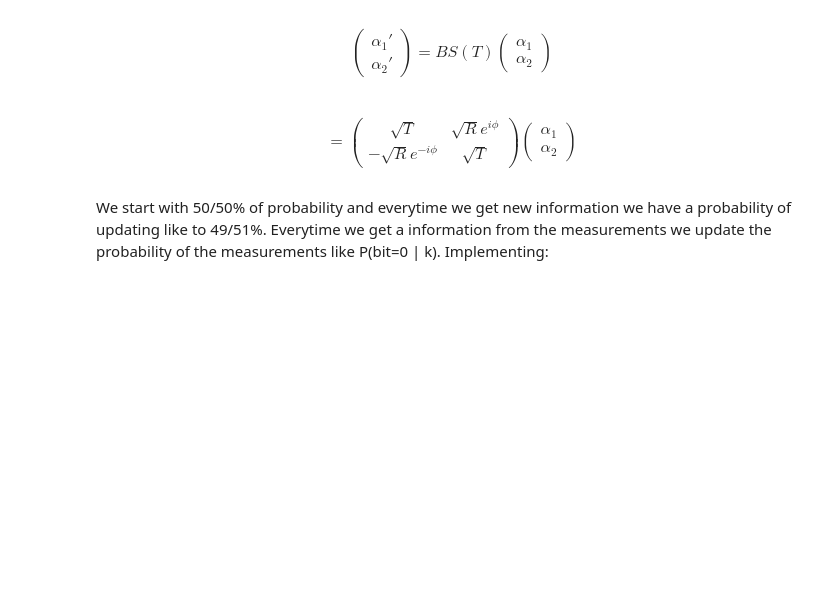
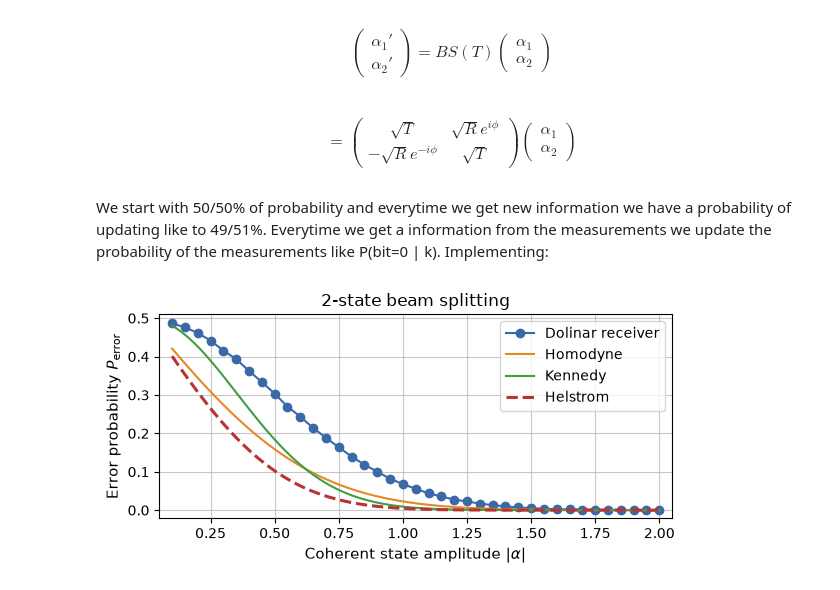
Before and after one commit to marianabagulho/final_project_Mariana_Ines_Andrew, a Jupyter notebook: Dolinar_Mariana.ipynb, the cells around one changed output. Saved outputs shown, nothing was run; the diff lists cells and outputs as text; code cells hidden in the pictures; blank space fills up the shorter version.

```diff
--- a/Dolinar_Mariana.ipynb
+++ b/Dolinar_Mariana.ipynb
@@ -98,31 +98,33 @@ def homodyne_receiver(alpha):
 alphas = np.linspace(0.1, 2.0, 39)
 n_trials = 100_000
 sim_ber = []
 
 for a in alphas:
     errors = 0
     for _ in range(n_trials):
         tx, rx = simulate_single_trial(alpha_in=a, T_split=0.5)
         if tx != rx:
             errors += 1
     sim_ber.append(errors / n_trials)
 
 alpha_dense = np.linspace(0.1, 2.0, 300)
 
 
 #plots
-plt.figure(figsize=(9, 6))
+plt.figure(figsize=(6, 3))
 plt.plot(alphas, sim_ber, 'o-', color='#3b69a8', label='Dolinar receiver', markersize=6)
 plt.plot(alpha_dense, homodyne_receiver(alpha_dense), '-', color="#e78726", label='Homodyne ')
 plt.plot(alpha_dense, kennedy_bound(alpha_dense), '-', color='#419d44', label='Kennedy ')
 plt.plot(alpha_dense, helstrom_bound(alpha_dense), '--', color= '#b83333', linewidth=2.2, label='Helstrom ')
 
 plt.title('2-state beam splitting', fontsize=12)
 plt.xlabel(r'Coherent state amplitude $|\alpha|$', fontsize=11)
 plt.ylabel(r'Error probability $P_{\mathrm{error}}$', fontsize=11)
 plt.grid(True, which='major', linestyle='-', alpha=0.7)
 plt.legend(fontsize=10, loc='upper right')
 plt.xlim(0.05, 2.05)
 plt.ylim(-0.02, 0.51)
 plt.tight_layout()
 plt.show()
+# %% [output]
+[figure, added]
```
Also changed, not shown: parts of 1 cell of this notebook.
